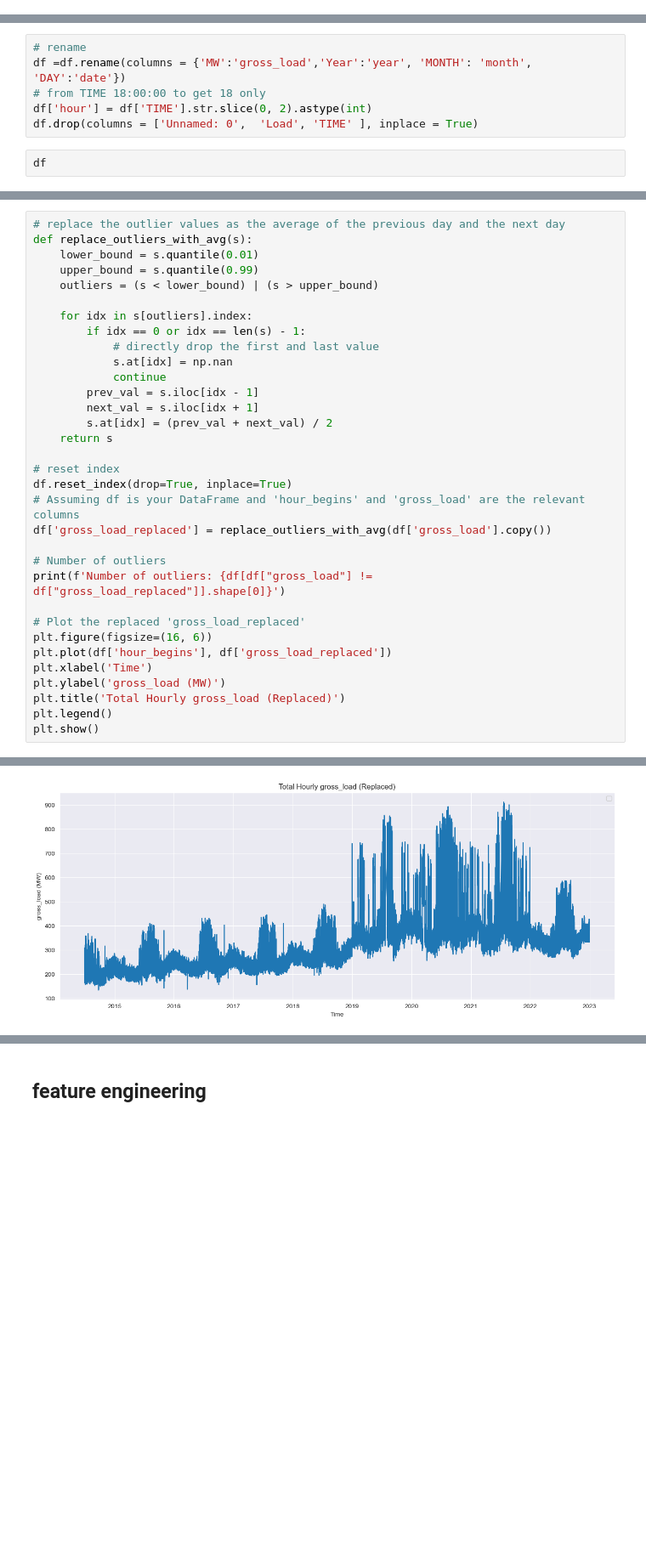
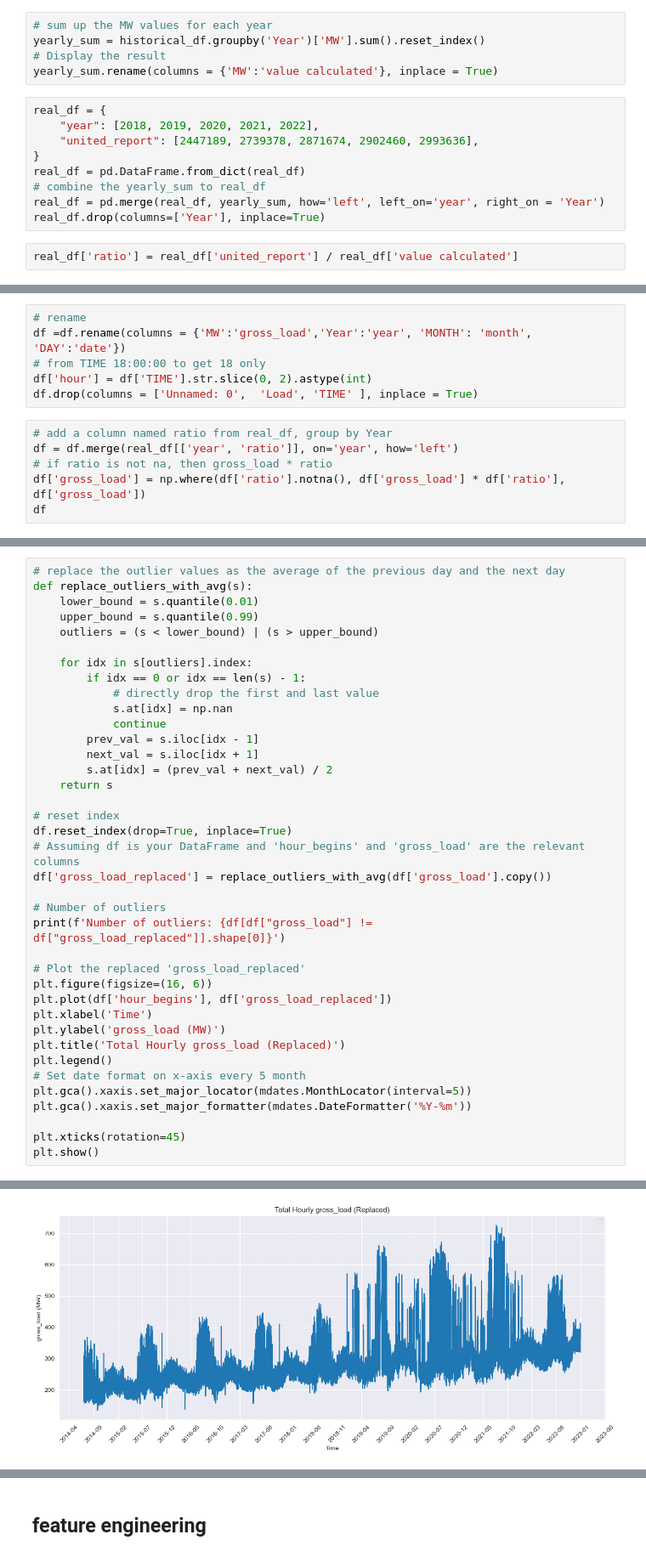
Before and after one commit to FionaSY814/forecast_test, a Jupyter notebook: United_short_term_Gross.ipynb, the cells around one changed output, grey strips where cells are left out. Shown at 85% size. Drawn from its saved outputs; the diff is of its cells as text; blank space fills up the shorter version.

```diff
--- a/United_short_term_Gross.ipynb
+++ b/United_short_term_Gross.ipynb
@@ -27,0 +30,16 @@ df
+# %%
+# sum up the MW values for each year
+yearly_sum = historical_df.groupby('Year')['MW'].sum().reset_index()
+# Display the result
+yearly_sum.rename(columns = {'MW':'value calculated'}, inplace = True)
+# %%
+real_df = {
+    "year": [2018, 2019, 2020, 2021, 2022],
+    "united_report": [2447189, 2739378, 2871674, 2902460, 2993636],
+}
+real_df = pd.DataFrame.from_dict(real_df)
+# combine the yearly_sum to real_df
+real_df = pd.merge(real_df, yearly_sum, how='left', left_on='year', right_on = 'Year')
+real_df.drop(columns=['Year'], inplace=True)
+# %%
+real_df['ratio'] = real_df['united_report'] / real_df['value calculated']
@@ -80,5 +108,9 @@ df =df.rename(columns = {'MW':'gross_load','Year':'year', 'MONTH': 'month', 'DAY
 df['hour'] = df['TIME'].str.slice(0, 2).astype(int)
 df.drop(columns = ['Unnamed: 0',  'Load', 'TIME' ], inplace = True)
 # %%
+# add a column named ratio from real_df, group by Year
+df = df.merge(real_df[['year', 'ratio']], on='year', how='left')
+# if ratio is not na, then gross_load * ratio
+df['gross_load'] = np.where(df['ratio'].notna(), df['gross_load'] * df['ratio'], df['gross_load'])
 df
 # %% [output]
@@ -116,31 +148,36 @@ def replace_outliers_with_avg(s):
 
     for idx in s[outliers].index:
         if idx == 0 or idx == len(s) - 1:
             # directly drop the first and last value
             s.at[idx] = np.nan
             continue
         prev_val = s.iloc[idx - 1]
         next_val = s.iloc[idx + 1]
         s.at[idx] = (prev_val + next_val) / 2
     return s
 
 # reset index
 df.reset_index(drop=True, inplace=True)
 # Assuming df is your DataFrame and 'hour_begins' and 'gross_load' are the relevant columns
 df['gross_load_replaced'] = replace_outliers_with_avg(df['gross_load'].copy())
 
 # Number of outliers
 print(f'Number of outliers: {df[df["gross_load"] != df["gross_load_replaced"]].shape[0]}')
 
 # Plot the replaced 'gross_load_replaced'
 plt.figure(figsize=(16, 6))
 plt.plot(df['hour_begins'], df['gross_load_replaced'])
 plt.xlabel('Time')
 plt.ylabel('gross_load (MW)')
 plt.title('Total Hourly gross_load (Replaced)')
 plt.legend()
+# Set date format on x-axis every 5 month
+plt.gca().xaxis.set_major_locator(mdates.MonthLocator(interval=5))
+plt.gca().xaxis.set_major_formatter(mdates.DateFormatter('%Y-%m'))
+
+plt.xticks(rotation=45)
 plt.show()
 # %% [output]
 No artists with labels found to put in legend.  Note that artists whose label start with an underscore are ignored when legend() is called with no argument.
 Number of outliers: 1460
-[figure, old version]
+[figure, new version]
```
Also changed, not shown: parts of 37 cells of this notebook, 2 other files.
